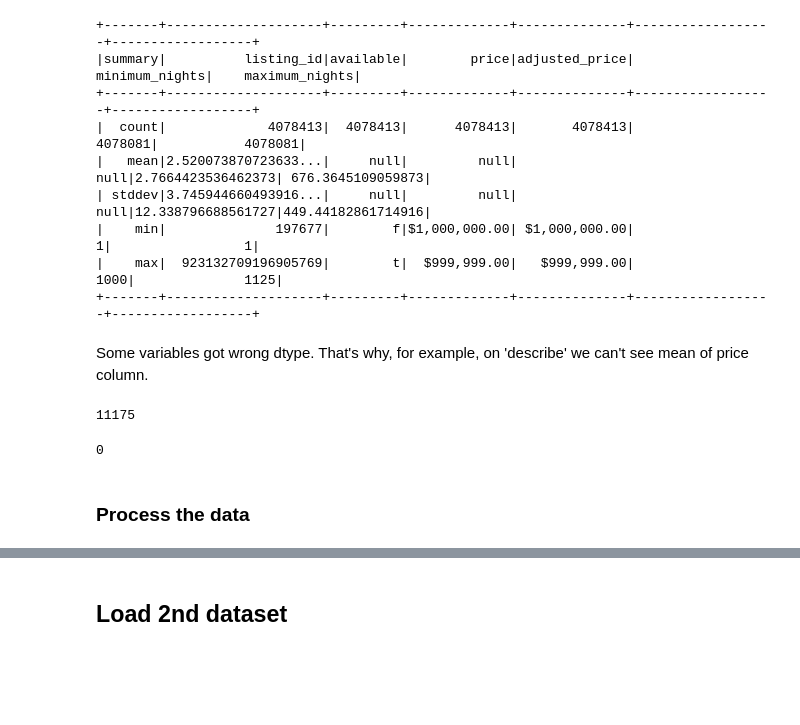
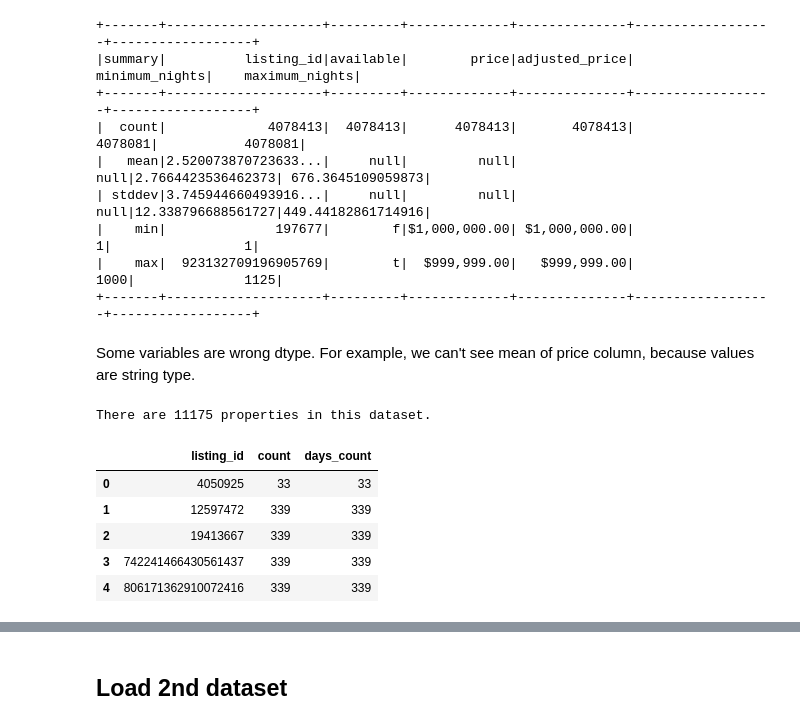
Before and after one commit to j-ts/storage-big-data-ca1, a Jupyter notebook: ca1.ipynb, the cells around one changed output, grey strips where cells are left out. Saved outputs shown, nothing was run; the diff lists cells and outputs as text; code cells hidden in the pictures; blank space fills up the shorter version.

```diff
--- a/ca1.ipynb
+++ b/ca1.ipynb
@@ -100,20 +130,4 @@ df_calendar.describe().show()
 |    max|  923132709196905769|        t|  $999,999.00|   $999,999.00|              1000|              1125|
 +-------+--------------------+---------+-------------+--------------+------------------+------------------+
 # %% [markdown]
-Some variables got wrong dtype. That's why, for example, on 'describe' we can't see mean of price column.
+Some variables are wrong dtype. For example, we can't see mean of price column, because values are string type.
-# %%
-# check unique values in the 'listing_id' column
-unique_ids = df_calendar.select("listing_id").distinct()
-
-unique_ids.count()
-# %% [output]
-11175
-# %%
-# Let's find out if there's a difference in cols "price" and "adjusted_price"
-df_with_diff = df_calendar.withColumn("price_difference", col("price") - col("adjusted_price"))
-# Filter rows where price_difference is not zero
-rows_with_difference = df_with_diff.filter(col("price_difference") != 0)
-# count how many rows with differences
-rows_with_difference.count()
-# %% [output]
-0
@@ -124,2 +134,18 @@ col_to_drop = ['adjusted_price', 'minimum_nights', 'maximum_nights']
-# %% [markdown]
-### Process the data
+# %%
+# Check amount of unique values in the 'listing_id' column
+listing_gr = df_calendar.groupBy("listing_id").count()
+
+print('There are', listing_gr.count(), 'properties in this dataset.')
+
+pandas_df_listing = listing_gr.orderBy(col("count")).toPandas()
+pandas_df_listing['days_count'] = pandas_df_listing['count']
+result = pandas_df_listing.groupby('days_count').size().reset_index(name='properties_count')
+pandas_df_listing.head()
+# %% [output]
+There are 11175 properties in this dataset.
+|  | listing_id | count | days_count |
+| 0 | 4050925 | 33 | 33 |
+| 1 | 12597472 | 339 | 339 |
+| 2 | 19413667 | 339 | 339 |
+| 3 | 742241466430561437 | 339 | 339 |
+| 4 | 806171362910072416 | 339 | 339 |
```
Also changed, not shown: parts of 110 cells of this notebook.
